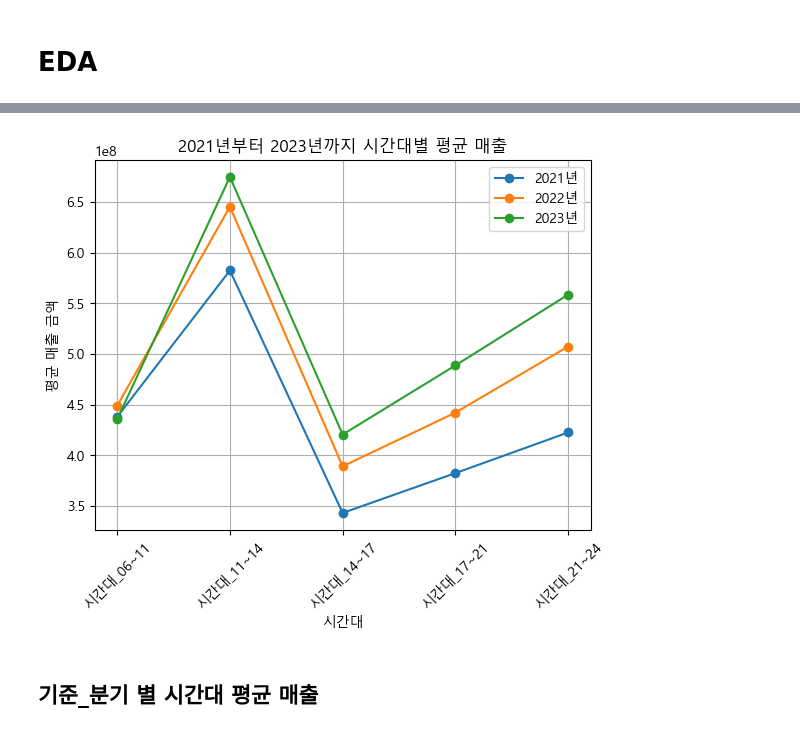
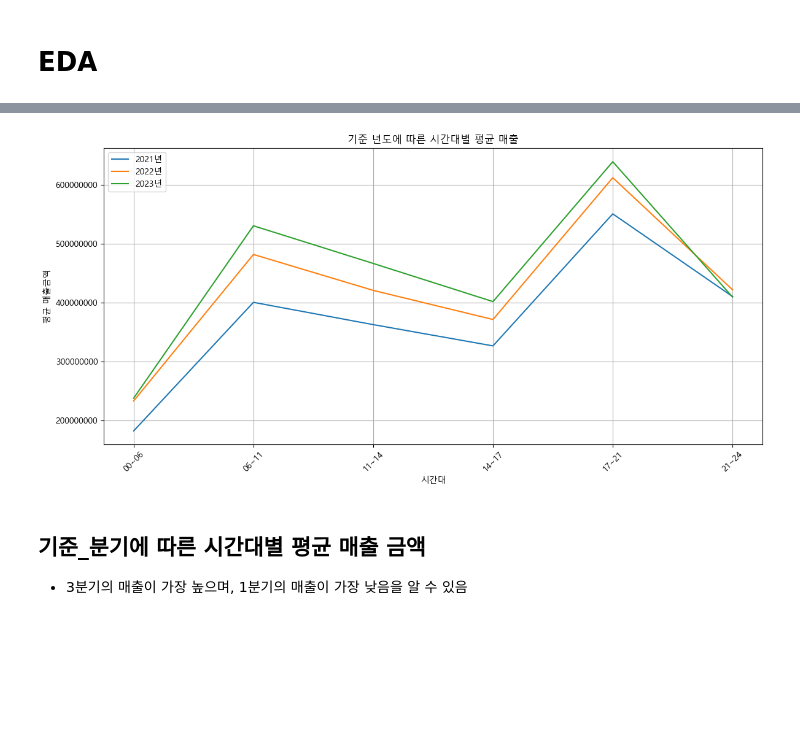
Before and after one commit to hyelin606/Semi-Project, a Jupyter notebook: 최종.ipynb, the cells around one changed output, grey strips where cells are left out. Drawn from its saved outputs; the diff is of its cells as text; code cells hidden in the pictures; blank space fills up the shorter version.

```diff
--- a/최종.ipynb
+++ b/최종.ipynb
@@ -50,31 +68,27 @@ plt.show()
-# %%
-import matplotlib.pyplot as plt
-
-# 기준_년도가 2021, 2022, 2023이고 각 시간대 컬럼의 값이 1인 데이터 필터링
-filtered_data = df[(df['기준_년도'].isin([2021, 2022, 2023])) &
-                   ((df['시간대_06~11'] == 1) |
-                   (df['시간대_11~14'] == 1) |
-                   (df['시간대_14~17'] == 1) |
-                   (df['시간대_17~21'] == 1) |
-                   (df['시간대_21~24'] == 1))]
-
-# 연도별 시간대별로 매출_금액의 평균 계산
-avg_sales = filtered_data.groupby(['기준_년도', '시간대_06~11', '시간대_11~14', '시간대_14~17', '시간대_17~21', '시간대_21~24'])['매출_금액'].mean()
-
-# 그래프 그리기
-fig, ax = plt.subplots()
-
-for year in [2021, 2022, 2023]:
-    avg_sales.xs(year).plot(kind='line', marker='o', linestyle='-', ax=ax, label=f'{year}년')
-
-plt.title('2021년부터 2023년까지 시간대별 평균 매출')
-plt.xlabel('시간대')
-plt.ylabel('평균 매출 금액')
-plt.xticks(range(5), ['시간대_06~11', '시간대_11~14', '시간대_14~17', '시간대_17~21', '시간대_21~24'], rotation=45)
-plt.grid(True)
-plt.legend()
-plt.show()
-# %% [output]
-[figure, removed]
+# %%
+import matplotlib.pyplot as plt
+
+# 데이터 그룹화하여 시간대_평균 매출 계산
+df_grouped = df.groupby(['기준_년', '시간대'])['시간대_매출금액'].mean().reset_index()
+
+# 시간대별 평균 매출금액 시각화
+plt.figure(figsize=(12, 6))
+
+# 각 년도에 따른 선 그래프 그리기
+for year, data in df_grouped.groupby('기준_년'):
+    plt.plot(data['시간대'], data['시간대_매출금액'], label=f"{year}년")
+
+plt.title('기준 년도에 따른 시간대별 평균 매출')
+plt.xlabel('시간대')
+plt.ylabel('평균 매출금액')
+plt.legend(loc='upper left')
+plt.xticks(rotation=45)
+plt.ticklabel_format(style='plain', axis='y')  # 과학적 표기법 비활성화
+plt.grid(True)
+plt.tight_layout()
+plt.show()
+# %% [output]
+[figure, added]
 # %% [markdown]
-## 기준_분기 별 시간대 평균 매출
+## 기준_분기에 따른 시간대별 평균 매출 금액
+- 3분기의 매출이 가장 높으며, 1분기의 매출이 가장 낮음을 알 수 있음
```
Also changed, not shown: parts of 16 cells of this notebook, 16 other files.
